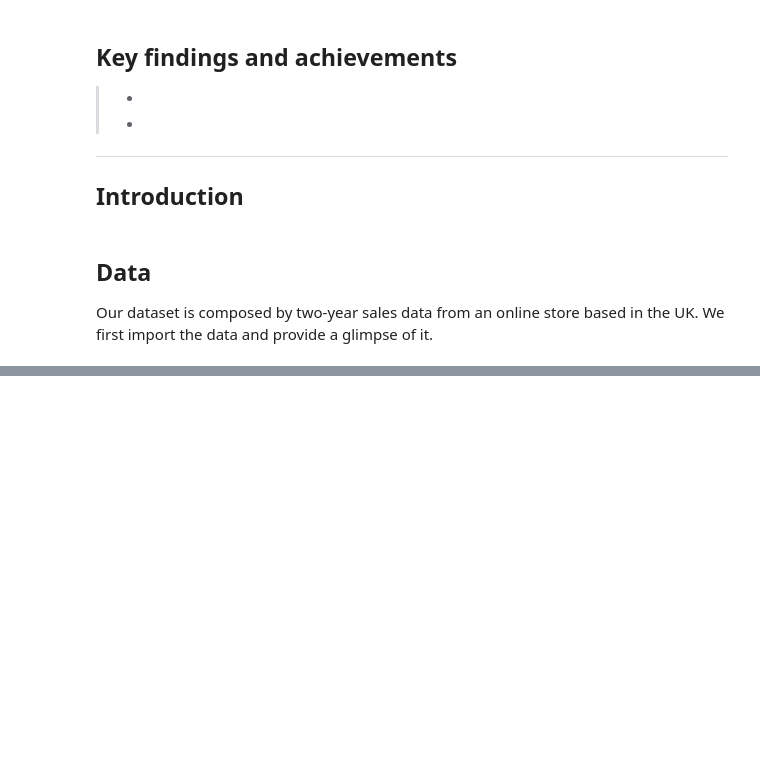
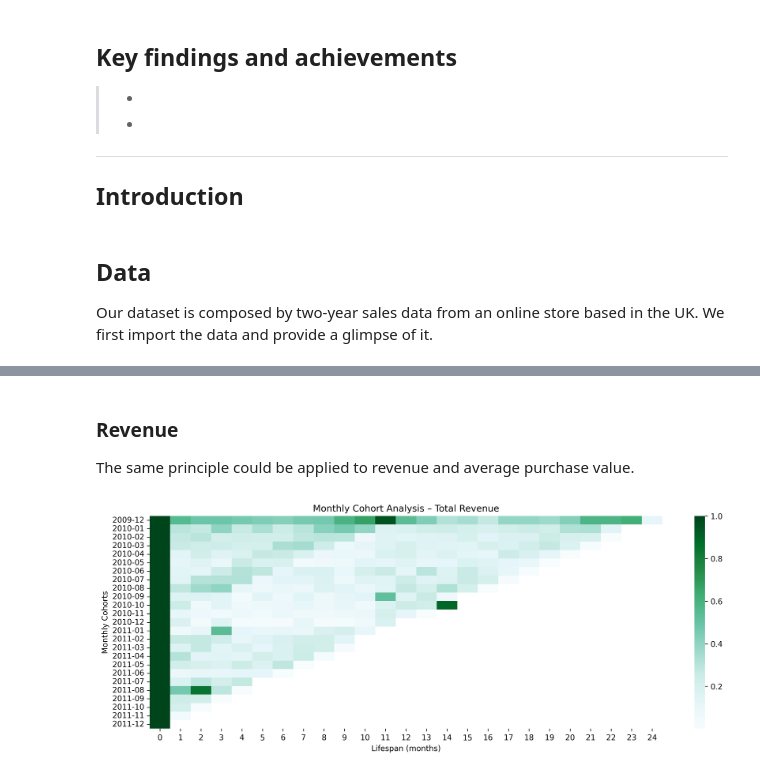
Before and after one commit to antobzzll/antobzzll.github.io, a Jupyter notebook: posts/cohort-analysis/index.ipynb, the cells around one changed output, grey strips where cells are left out. Cells and saved outputs as stored; diff of their text form; code cells hidden in the pictures; blank space fills up the shorter version.

```diff
--- a/posts/cohort-analysis/index.ipynb
+++ b/posts/cohort-analysis/index.ipynb
@@ -127,0 +148,16 @@ plt.show()
+# %% [markdown]
+### Revenue
+
+The same principle could be applied to revenue and average purchase value.
+# %%
+cohorts = grouped_m.reset_index(drop=True).pivot(index='MonthlyCohort', columns='Lifespan_M', values='TotalRevenue')
+retention = cohorts.divide(cohorts.iloc[:, 0], axis=0)
+
+plt.figure(figsize=(15, 5), dpi=300)
+sns.heatmap(retention, cmap='BuGn')
+plt.title("Monthly Cohort Analysis – Total Revenue")
+plt.xlabel('Lifespan (months)')
+plt.ylabel('Monthly Cohorts')
+plt.show()
+# %% [output]
+[figure, added]
```
Also changed, not shown: parts of 12 cells of this notebook, 4 other files.
